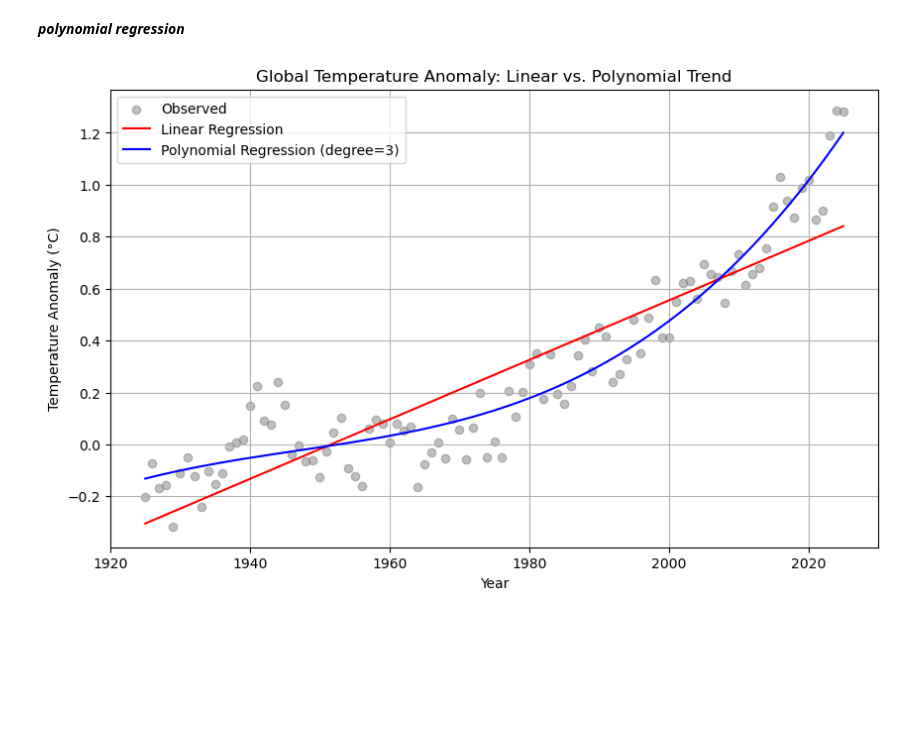
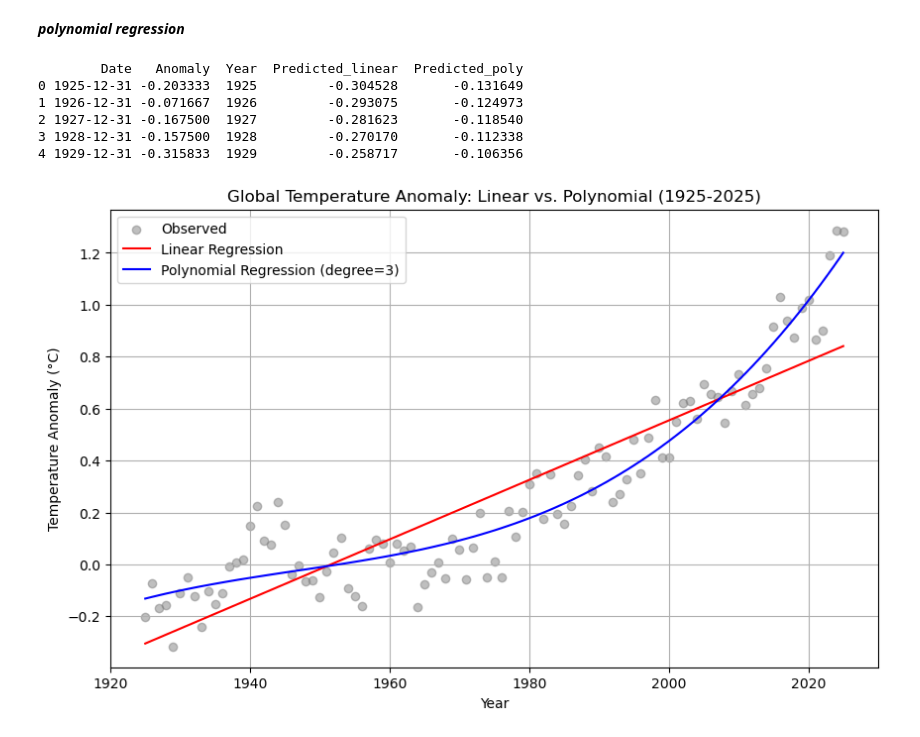
Before and after one commit to momopj/Temp-Anomaly-Analysis, a Jupyter notebook: Analysis.ipynb, the cells around one changed output. Cells and saved outputs as stored; diff of their text form; code cells hidden in the pictures; blank space fills up the shorter version.

Commit message:
polynomial prediction!!!!

```diff
--- a/Analysis.ipynb
+++ b/Analysis.ipynb
@@ -136,7 +136,7 @@ y = yearly_df['Anomaly'].to_numpy()
 model = LinearRegression()
 model.fit(X, y)
 
-yearly_df['Predicted'] = model.predict(X)
+yearly_df['Predicted_linear'] = model.predict(X)
 # %%
 model_slope = model.coef_[0]
 model_intercept = model.intercept_
@@ -248,26 +261,35 @@ The predicted anomaly for the year 2040 using only prophet prediction is:  1.28
 # %%
 from sklearn import linear_model
 from sklearn.preprocessing import PolynomialFeatures
 
 X = yearly_df['Year'].to_numpy().reshape(-1, 1)
 y = yearly_df['Anomaly'].to_numpy()
+
 
 linear_model = LinearRegression().fit(X, y)
 y_linear_pred = linear_model.predict(X)
 poly = PolynomialFeatures(degree=3)
 poly_X = poly.fit_transform(X)
 poly_model = LinearRegression().fit(poly_X, y)
 y_poly_pred = poly_model.predict(poly_X)
 
+yearly_df['Predicted_poly'] = y_poly_pred
+
 plt.figure(figsize=(10, 6))
 plt.scatter(X, y, color='gray', label='Observed', alpha=0.5)
 plt.plot(X, y_linear_pred, label='Linear Regression', color='red')
 plt.plot(X, y_poly_pred, label='Polynomial Regression (degree=3)', color='blue')
 plt.xlabel("Year")
 plt.ylabel("Temperature Anomaly (°C)")
-plt.title("Global Temperature Anomaly: Linear vs. Polynomial Trend")
+plt.title("Global Temperature Anomaly: Linear vs. Polynomial (1925-2025)")
 plt.legend()
 plt.grid(True)
 plt.show()
 # %% [output]
+        Date   Anomaly  Year  Predicted_linear  Predicted_poly
+0 1925-12-31 -0.203333  1925         -0.304528       -0.131649
+1 1926-12-31 -0.071667  1926         -0.293075       -0.124973
+2 1927-12-31 -0.167500  1927         -0.281623       -0.118540
+3 1928-12-31 -0.157500  1928         -0.270170       -0.112338
+4 1929-12-31 -0.315833  1929         -0.258717       -0.106356
-[figure, old version]
+[figure, new version]
```
Also changed, not shown: parts of 9 cells of this notebook.
